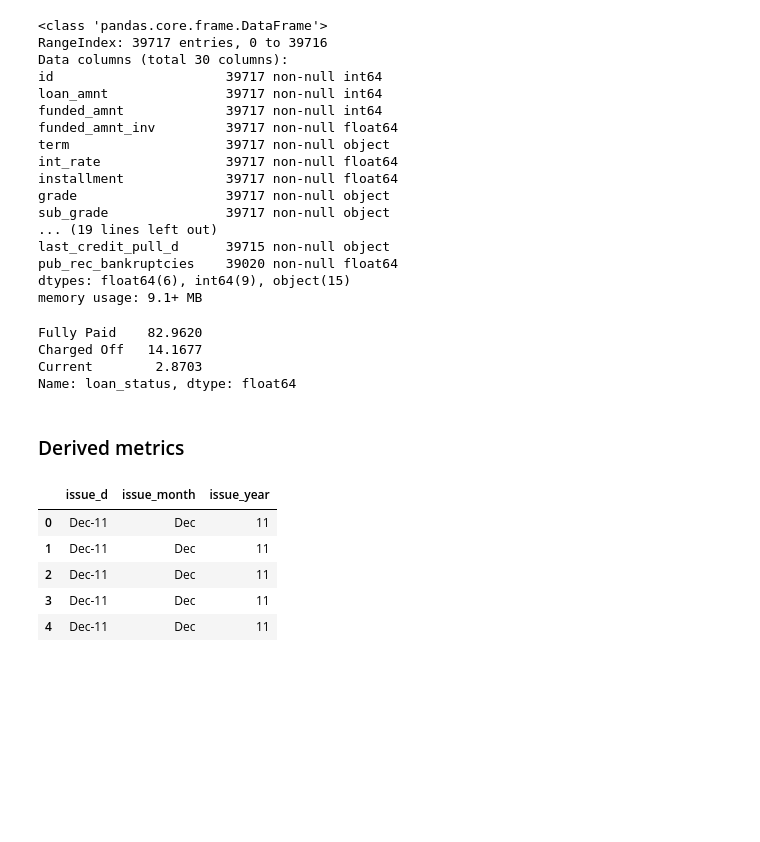
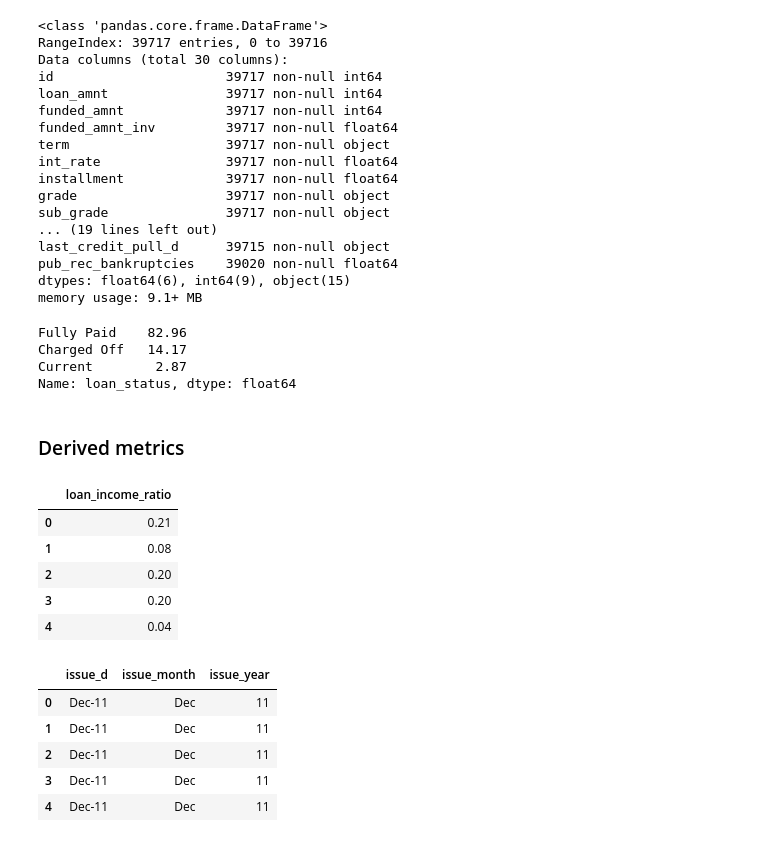
Before and after one commit to bharathtakkalki/lending_club, a Jupyter notebook: Bharath_Takkalki-Copy1.ipynb, the cells around one changed output. Cells and saved outputs as stored; diff of their text form; code cells hidden in the pictures; blank space fills up the shorter version.

```diff
--- a/Bharath_Takkalki-Copy1.ipynb
+++ b/Bharath_Takkalki-Copy1.ipynb
@@ -180,5 +191,8 @@ loan.head()
 # %%
-not_required_column_names = ['member_id','url','zip_code']
+#Remove the unneccessary columns.
+not_required_column_names = ['member_id','url','zip_code', 'out_prncp','out_prncp_inv','total_pymnt','total_pymnt_inv',
+                            'total_rec_prncp','total_rec_int','total_rec_late_fee','recoveries','collection_recovery_fee',
+                            'last_pymnt_d','last_pymnt_amnt']
 loan.drop(labels = not_required_column_names,axis = 1,inplace =True)
 loan.head()
 # %% [output]
@@ -191,6 +205,9 @@ loan.head()
 # %%
-loan.emp_length.fillna('0',inplace=True)
-loan.emp_length.replace(['n/a'],'Self-Employed',inplace=True)
+#loan.emp_length.fillna('0',inplace=True)
+#loan.emp_length.replace(['n/a'],'Self-Employed',inplace=True)
+
+#Find out all blanks and replace it with 0 for emp_length field.
+loan.emp_length.replace(' ', '0', inplace=True)
 loan.head()
 # %% [output]
 |  | id | loan_amnt | funded_amnt | funded_amnt_inv | term | int_rate | installment | grade | sub_grade | ... |
@@ -220,4 +218,0 @@ Name: purpose, dtype: float64
-# %%
-irrelavant_columns  = [ 'out_prncp','out_prncp_inv','total_pymnt','total_pymnt_inv']
-loan.drop(labels = irrelavant_columns,axis=1,inplace=True)
-loan.head()
@@ -231,4 +218,0 @@ loan.head()
-# %%
-irrelavant_columns = ['total_rec_prncp','total_rec_int','total_rec_late_fee','recoveries','collection_recovery_fee', 'last_pymnt_d','last_pymnt_amnt']
-loan.drop(labels = irrelavant_columns,axis=1,inplace = True)
-loan.head()
@@ -303,16 +293,25 @@ pub_rec_bankruptcies    39020 non-null float64
 dtypes: float64(6), int64(9), object(15)
 memory usage: 9.1+ MB
 # %%
+#Find out the percentage of Loan accepted status in loan dataset
 loan.loan_status.value_counts()*100/len(loan.index)
 # %% [output]
-Fully Paid    82.9620
-Charged Off   14.1677
-Current        2.8703
+Fully Paid    82.96
+Charged Off   14.17
+Current        2.87
 Name: loan_status, dtype: float64
 # %% [markdown]
 ### Derived metrics
 # %%
 loan['loan_income_ratio']= loan['loan_amnt']/loan['annual_inc']
+loan[['loan_income_ratio']].head()
+# %% [output]
+|  | loan_income_ratio |
+| 0 | 0.21 |
+| 1 | 0.08 |
+| 2 | 0.20 |
+| 3 | 0.20 |
+| 4 | 0.04 |
 # %%
 loan['issue_month'],loan['issue_year'] = loan['issue_d'].str.split('-', 1).str
 loan[['issue_d','issue_month','issue_year']].head()
```
Also changed, not shown: parts of 49 cells of this notebook.
